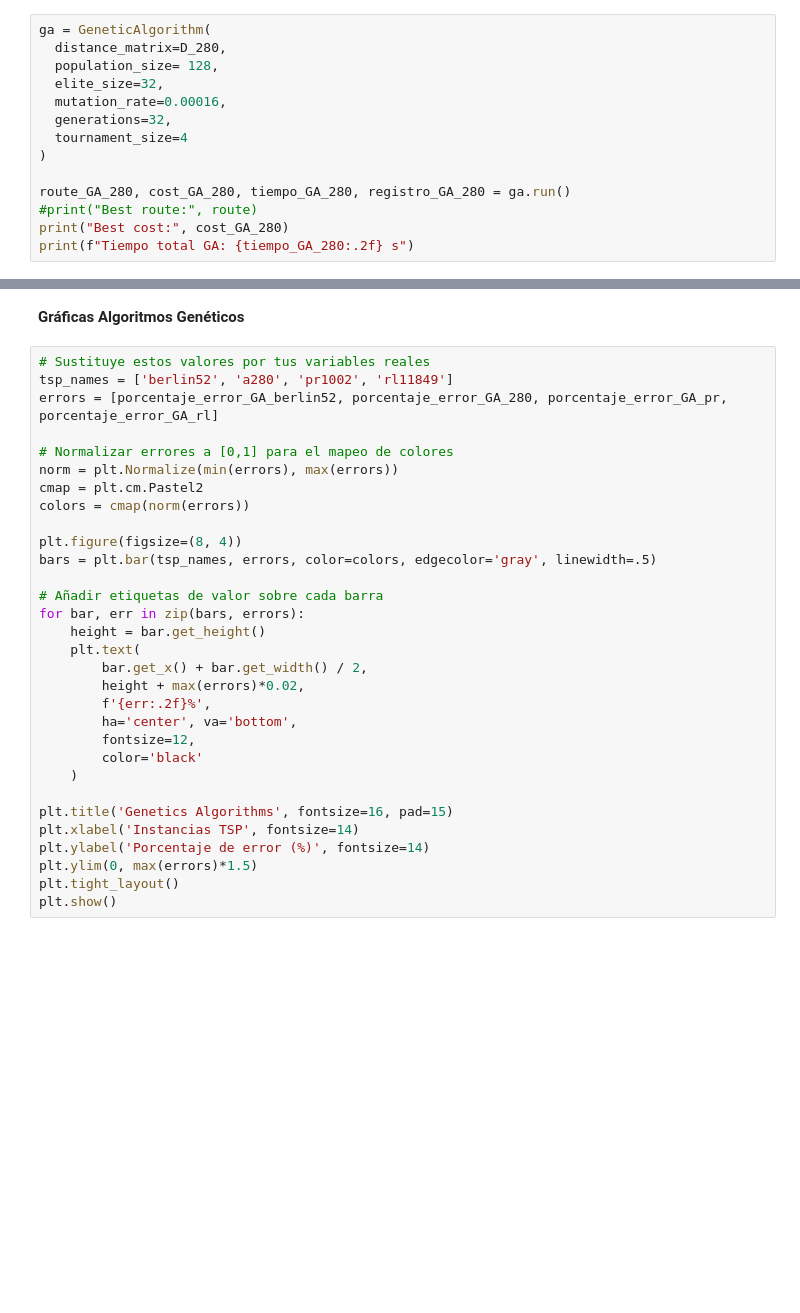
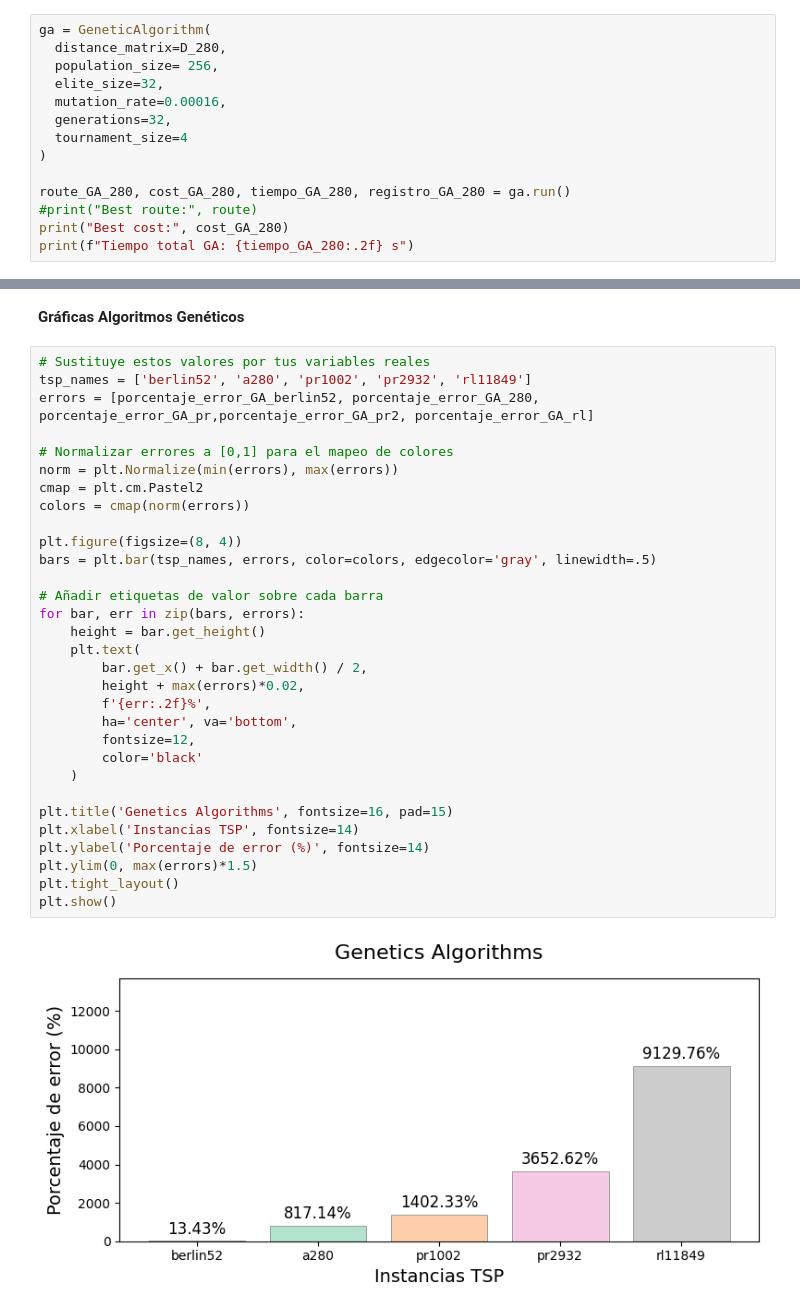
Before and after one commit to PabloMendieta03/TSP_Classical_Solutions, a Jupyter notebook: classical_solution.ipynb, the cells around one changed output, grey strips where cells are left out. Drawn from its saved outputs; the diff is of its cells as text; blank space fills up the shorter version.

```diff
--- a/classical_solution.ipynb
+++ b/classical_solution.ipynb
@@ -881,7 +883,7 @@ Error porcentual respecto al óptimo: 13.43%
 # %%
 ga = GeneticAlgorithm(
   distance_matrix=D_280,
-  population_size= 128,
+  population_size= 256,
   elite_size=32,
   mutation_rate=0.00016,
   generations=32,
@@ -1034,35 +1038,37 @@ print(f"Error porcentual respecto al óptimo: {porcentaje_error_GA_rl:.2f}%")
 **Gráficas Algoritmos Genéticos**
 # %%
 # Sustituye estos valores por tus variables reales
-tsp_names = ['berlin52', 'a280', 'pr1002', 'rl11849']
-errors = [porcentaje_error_GA_berlin52, porcentaje_error_GA_280, porcentaje_error_GA_pr, porcentaje_error_GA_rl]
+tsp_names = ['berlin52', 'a280', 'pr1002', 'pr2932', 'rl11849']
+errors = [porcentaje_error_GA_berlin52, porcentaje_error_GA_280, porcentaje_error_GA_pr,porcentaje_error_GA_pr2, porcentaje_error_GA_rl]
 
 # Normalizar errores a [0,1] para el mapeo de colores
 norm = plt.Normalize(min(errors), max(errors))
 cmap = plt.cm.Pastel2
 colors = cmap(norm(errors))
 
 plt.figure(figsize=(8, 4))
 bars = plt.bar(tsp_names, errors, color=colors, edgecolor='gray', linewidth=.5)
 
 # Añadir etiquetas de valor sobre cada barra
 for bar, err in zip(bars, errors):
     height = bar.get_height()
     plt.text(
         bar.get_x() + bar.get_width() / 2,
         height + max(errors)*0.02,
         f'{err:.2f}%',
         ha='center', va='bottom',
         fontsize=12,
         color='black'
     )
 
 plt.title('Genetics Algorithms', fontsize=16, pad=15)
 plt.xlabel('Instancias TSP', fontsize=14)
 plt.ylabel('Porcentaje de error (%)', fontsize=14)
 plt.ylim(0, max(errors)*1.5)
 plt.tight_layout()
 plt.show()
+# %% [output]
+[figure, added]
 # %%
 fig, ax = plt.subplots(figsize=(6, 5))
 
```
Also changed, not shown: parts of 7 cells of this notebook, 3 other files.
